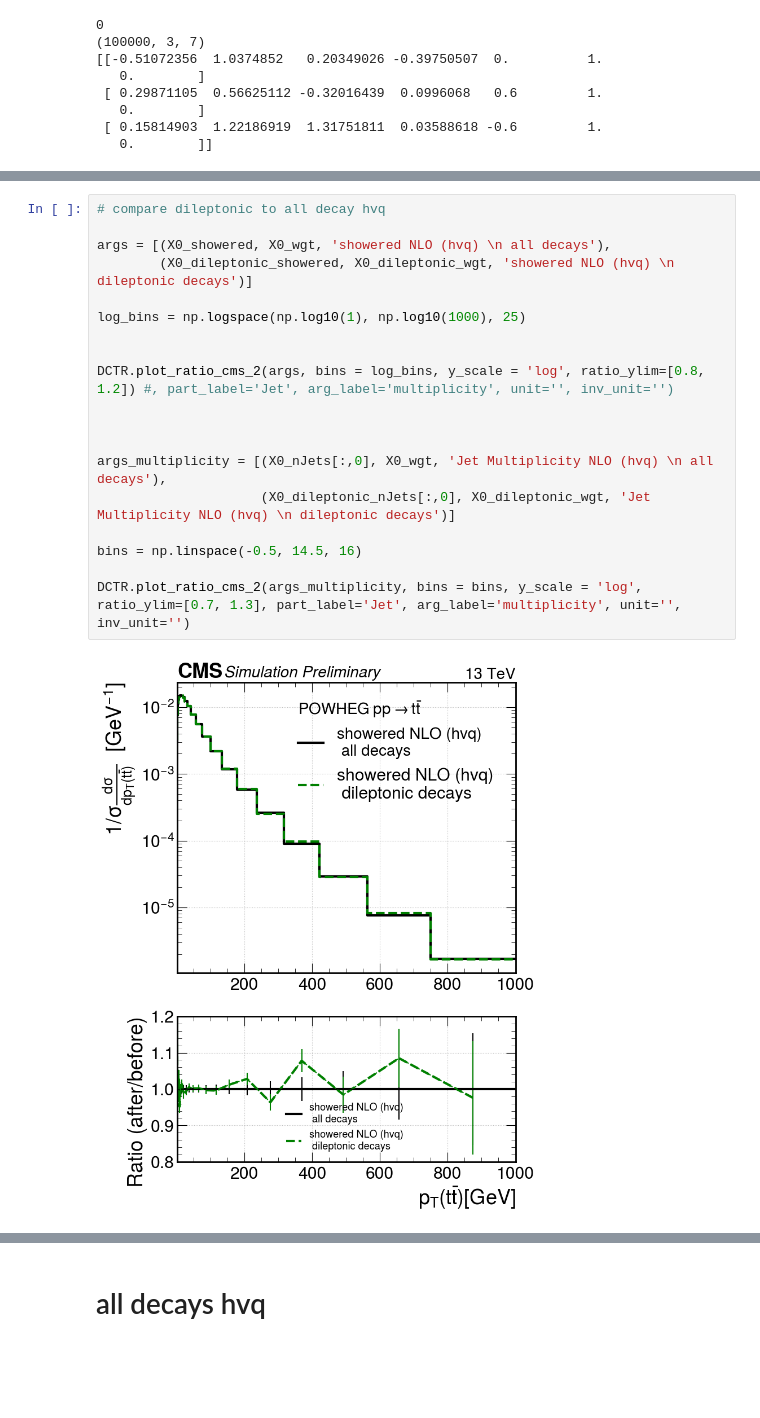
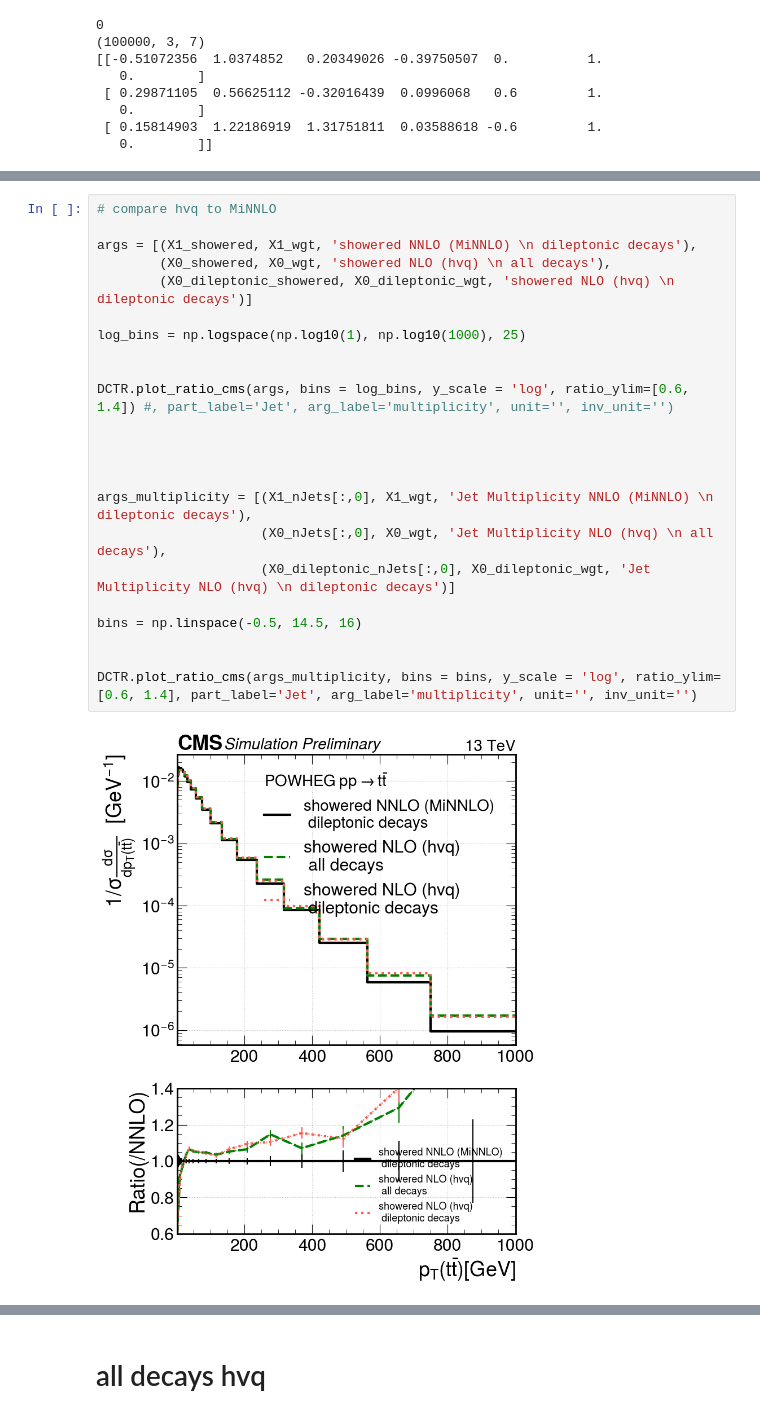
Before and after one commit to finnpuschmann/DCTR_FP, a Jupyter notebook: 20240702_jets_new/DCTR_jets_notebook.ipynb, the cells around one changed output, grey strips where cells are left out. Saved outputs shown, nothing was run; the diff lists cells and outputs as text; blank space fills up the shorter version.

```diff
--- a/20240702_jets_new/DCTR_jets_notebook.ipynb
+++ b/20240702_jets_new/DCTR_jets_notebook.ipynb
@@ -224,21 +268,25 @@ print(X0_filtered_nrm[0])
 # %%
-# compare dileptonic to all decay hvq
+# compare hvq to MiNNLO
 
-args = [(X0_showered, X0_wgt, 'showered NLO (hvq) \n all decays'),
+args = [(X1_showered, X1_wgt, 'showered NNLO (MiNNLO) \n dileptonic decays'),
+        (X0_showered, X0_wgt, 'showered NLO (hvq) \n all decays'),
         (X0_dileptonic_showered, X0_dileptonic_wgt, 'showered NLO (hvq) \n dileptonic decays')]
 
 log_bins = np.logspace(np.log10(1), np.log10(1000), 25)
 
 
-DCTR.plot_ratio_cms_2(args, bins = log_bins, y_scale = 'log', ratio_ylim=[0.8, 1.2]) #, part_label='Jet', arg_label='multiplicity', unit='', inv_unit='')
+DCTR.plot_ratio_cms(args, bins = log_bins, y_scale = 'log', ratio_ylim=[0.6, 1.4]) #, part_label='Jet', arg_label='multiplicity', unit='', inv_unit='')
 
 
 
-args_multiplicity = [(X0_nJets[:,0], X0_wgt, 'Jet Multiplicity NLO (hvq) \n all decays'),
+
+args_multiplicity = [(X1_nJets[:,0], X1_wgt, 'Jet Multiplicity NNLO (MiNNLO) \n dileptonic decays'),
+                     (X0_nJets[:,0], X0_wgt, 'Jet Multiplicity NLO (hvq) \n all decays'),
                      (X0_dileptonic_nJets[:,0], X0_dileptonic_wgt, 'Jet Multiplicity NLO (hvq) \n dileptonic decays')]
 
 bins = np.linspace(-0.5, 14.5, 16)
 
-DCTR.plot_ratio_cms_2(args_multiplicity, bins = bins, y_scale = 'log', ratio_ylim=[0.7, 1.3], part_label='Jet', arg_label='multiplicity', unit='', inv_unit='')
+
+DCTR.plot_ratio_cms(args_multiplicity, bins = bins, y_scale = 'log', ratio_ylim=[0.6, 1.4], part_label='Jet', arg_label='multiplicity', unit='', inv_unit='')
 # %% [output]
-[figure, old version]
+[figure, new version]
```
Also changed, not shown: parts of 3 cells of this notebook, 7 other files.
